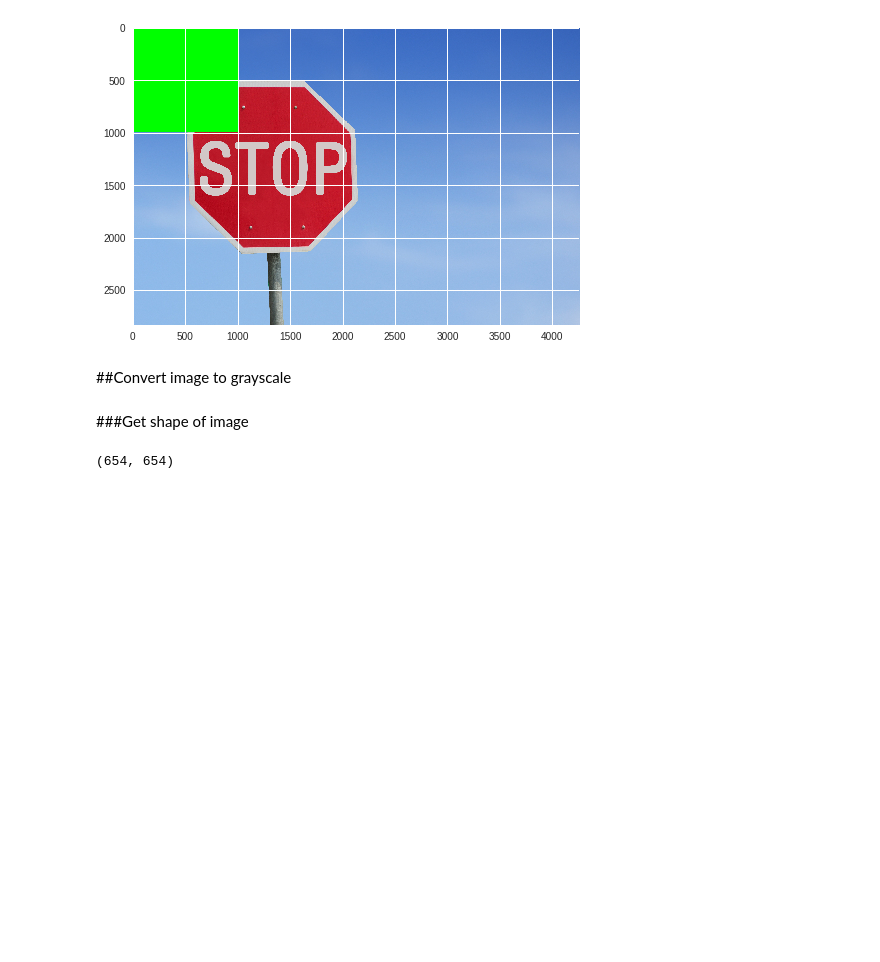
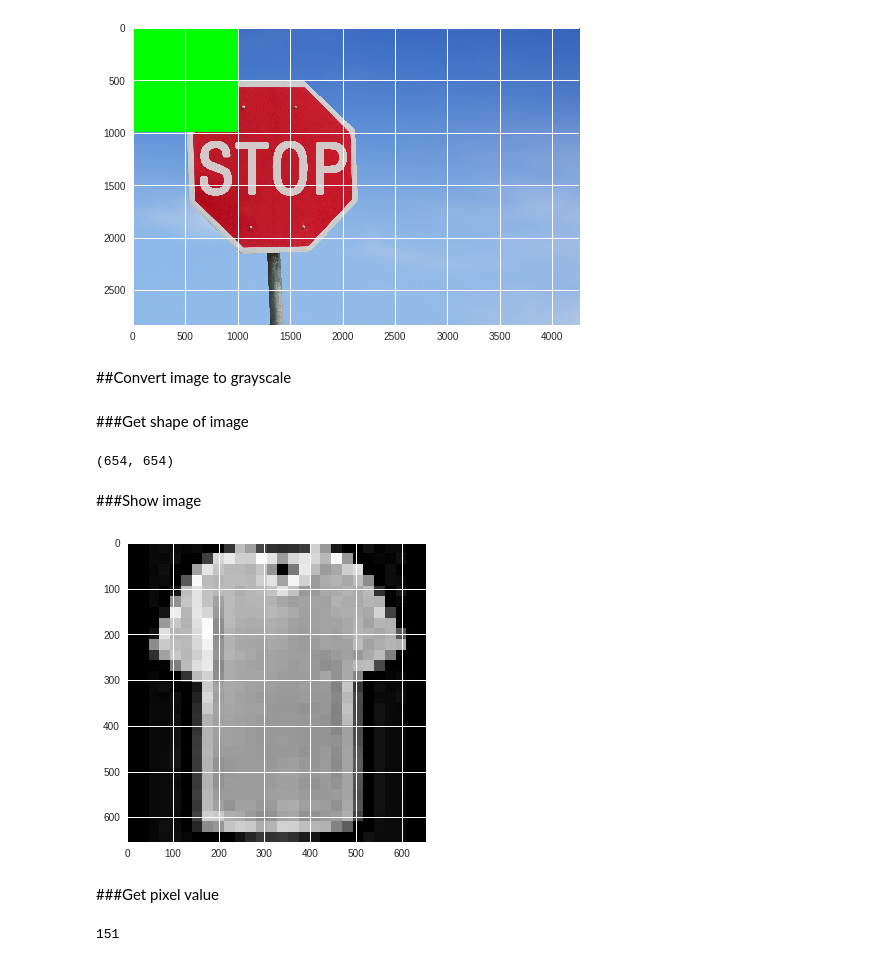
Before and after one commit to hkhojasteh/Personal-Blog, a Jupyter notebook: introduction-to-deep-learning-with-keras-workshop/01_Introduction_to_Deep_Learning_with_Keras_Workshop.ipynb, the cells around one changed output. Saved outputs shown, nothing was run; the diff lists cells and outputs as text; code cells hidden in the pictures; blank space fills up the shorter version.

```diff
--- a/introduction-to-deep-learning-with-keras-workshop/01_Introduction_to_Deep_Learning_with_Keras_Workshop.ipynb
+++ b/introduction-to-deep-learning-with-keras-workshop/01_Introduction_to_Deep_Learning_with_Keras_Workshop.ipynb
@@ -125,3 +125,16 @@ tshirt = rgb2gray(img)
 tshirt.shape
 # %% [output]
 (654, 654)
+# %% [markdown]
+###Show image
+# %%
+plt.imshow(tshirt, cmap = plt.get_cmap('gray'))
+plt.show()
+# %% [output]
+[figure, added]
+# %% [markdown]
+###Get pixel value
+# %%
+tshirt[250, 200]
+# %% [output]
+151
```
Also changed, not shown: parts of 9 cells of this notebook.
